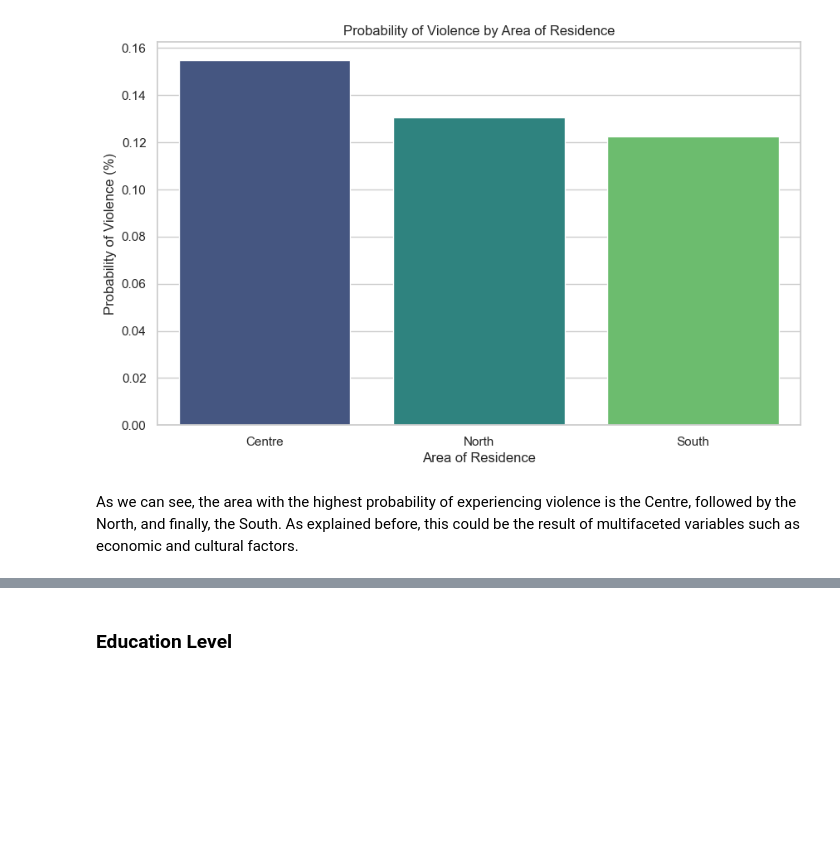
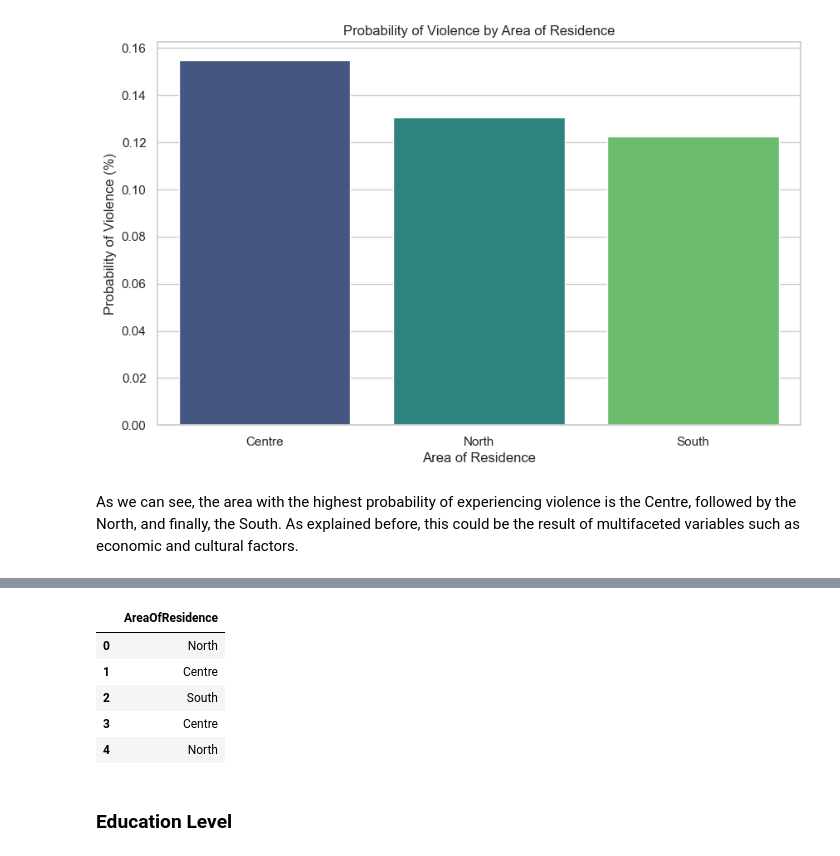
Before and after one commit to Cecilia8989/PfDA_Assignement, a Jupyter notebook: PfDA_Project_1.ipynb, the cells around one changed output, grey strips where cells are left out. Drawn from its saved outputs; the diff is of its cells as text; code cells hidden in the pictures; blank space fills up the shorter version.

Commit message:
Area of residence DF

```diff
--- a/PfDA_Project_1.ipynb
+++ b/PfDA_Project_1.ipynb
@@ -332,3 +286,23 @@ violence_against_women.head()
+# %%
+
+# Define the probabilities for each area of residence
+prob_population = [0.464, 0.198, 0.338]
+# List of areas
+area_list = ['North', 'South', 'Centre']
+# Use the Random Choice function to generate 'AreaOfResidence' entries in the DataFrame
+data = np.random.choice(area_list, p=prob_population, size=200)
+# Create the 'violence_against_women' DataFrame with the generated 'AreaOfResidence' entries
+violence_against_women = pd.DataFrame(data, columns=['AreaOfResidence'])
+
+# Display the first few rows of the DataFrame
+violence_against_women.head()
+# %% [output]
+|  | AreaOfResidence |
+| 0 | North |
+| 1 | Centre |
+| 2 | South |
+| 3 | Centre |
+| 4 | North |
 # %% [markdown]
 ### **Education Level**
 # %% [markdown]
```
Also changed, not shown: parts of 9 cells of this notebook.
